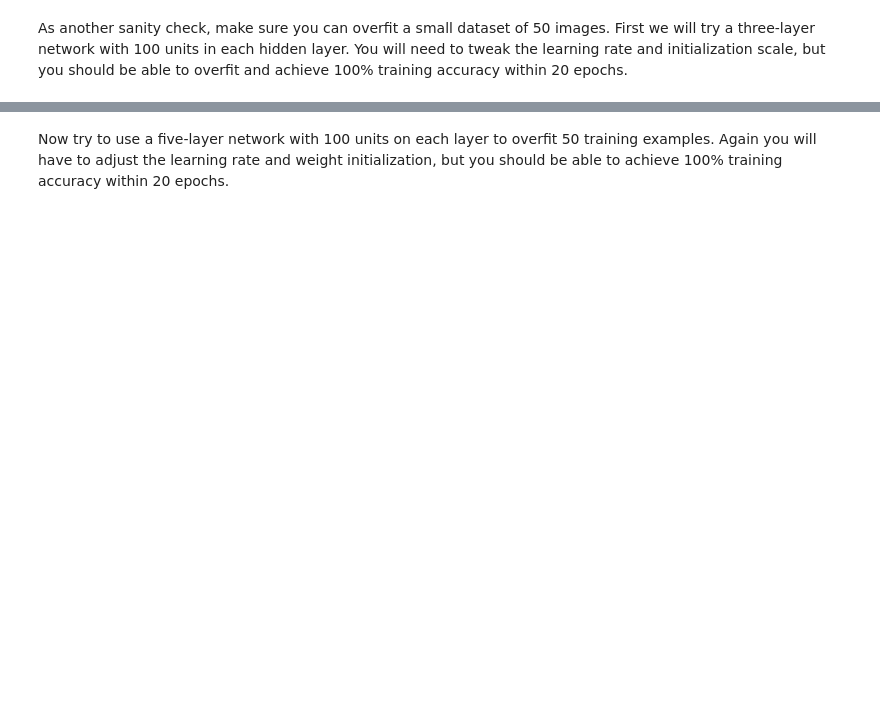
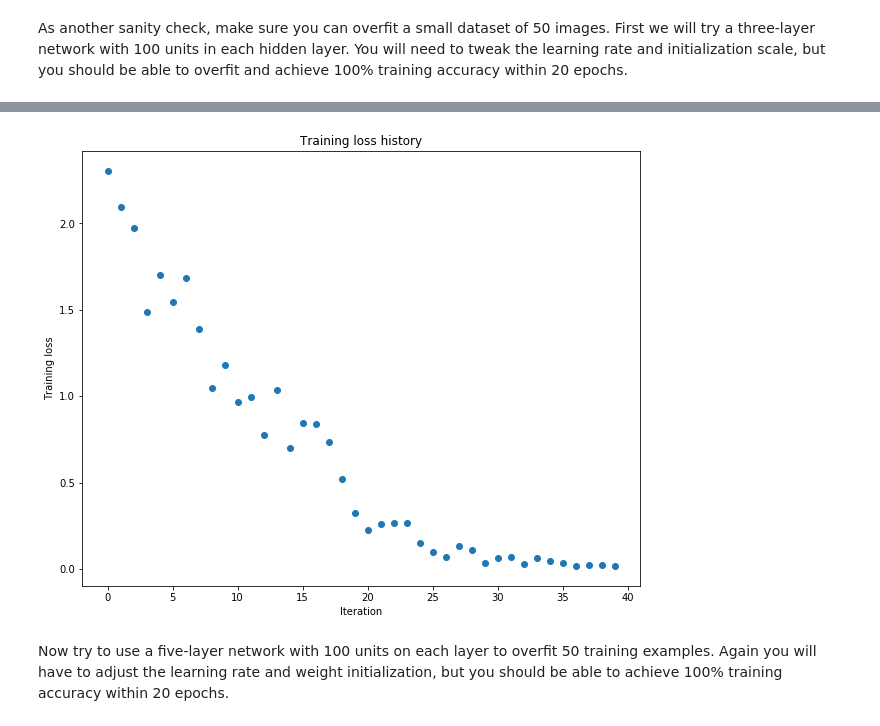
Before and after one commit to JiangWenPL/CS231n, a Jupyter notebook: assignment2/FullyConnectedNets.ipynb, the cells around one changed output, grey strips where cells are left out. Saved outputs shown, nothing was run; the diff lists cells and outputs as text; code cells hidden in the pictures; blank space fills up the shorter version.

```diff
--- a/assignment2/FullyConnectedNets.ipynb
+++ b/assignment2/FullyConnectedNets.ipynb
@@ -419,7 +431,7 @@ small_data = {
 }
 
 weight_scale = 1e-2
-learning_rate = 1e-4
+learning_rate = 1e-2
 model = FullyConnectedNet([100, 100],
               weight_scale=weight_scale, dtype=np.float64)
 solver = Solver(model, small_data,
@@ -436,3 +448,4 @@ plt.title('Training loss history')
 plt.xlabel('Iteration')
 plt.ylabel('Training loss')
 plt.show()
+# %% [output]
@@ -439,3 +469,4 @@ plt.show()
+[figure, added]
 # %% [markdown]
 Now try to use a five-layer network with 100 units on each layer to overfit 50 training examples. Again you will have to adjust the learning rate and weight initialization, but you should be able to achieve 100% training accuracy within 20 epochs.
 # %%
```
Also changed, not shown: parts of 9 cells of this notebook, 5 other files.
